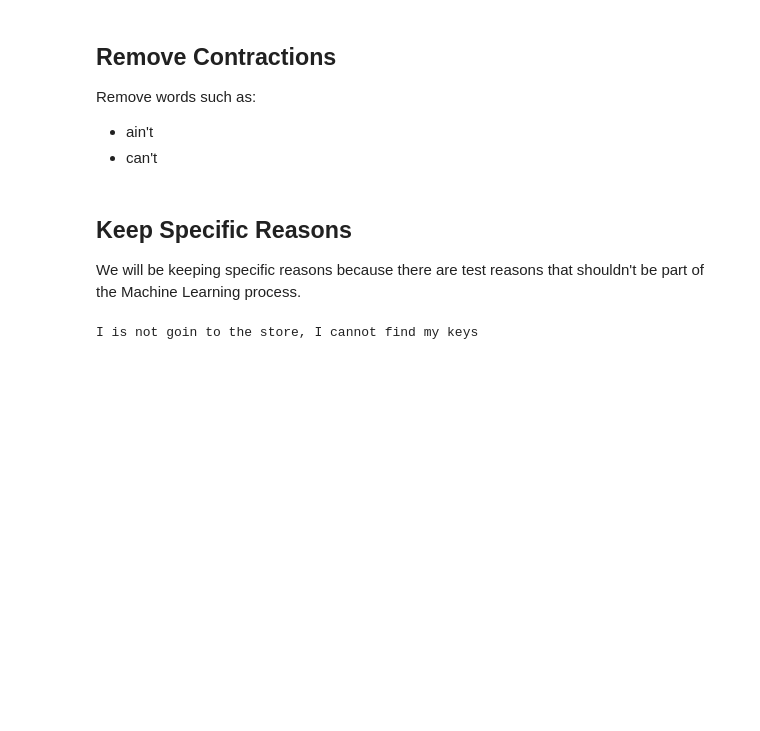
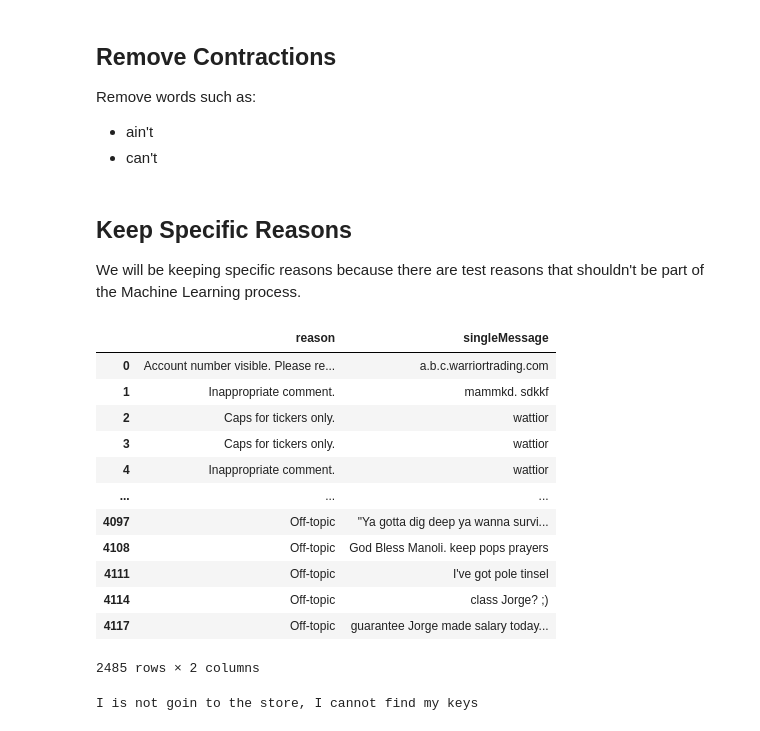
Before and after one commit to duaneleem/research.mldevops, a Jupyter notebook: message-categorization/rnn-softmax-multi-class-text-classify/preprocess-data.ipynb, the cells around one changed output. Cells and saved outputs as stored; diff of their text form; code cells hidden in the pictures; blank space fills up the shorter version.

```diff
--- a/message-categorization/rnn-softmax-multi-class-text-classify/preprocess-data.ipynb
+++ b/message-categorization/rnn-softmax-multi-class-text-classify/preprocess-data.ipynb
@@ -359,3 +311,21 @@ keepStrings = [
+# %%
+# Test the results
+#display(df)
+display(df[df['reason'].isin(keepStrings)])
+# %% [output]
+|  | reason | singleMessage |
+| 0 | Account number visible. Please re... | a.b.c.warriortrading.com |
+| 1 | Inappropriate comment. | mammkd. sdkkf |
+| 2 | Caps for tickers only. | wattior |
+| 3 | Caps for tickers only. | wattior |
+| 4 | Inappropriate comment. | wattior |
+| ... | ... | ... |
+| 4097 | Off-topic | "Ya gotta dig deep ya wanna survi... |
+| 4108 | Off-topic | God Bless Manoli. keep pops prayers |
+| 4111 | Off-topic | I've got pole tinsel |
+| 4114 | Off-topic | class Jorge? ;) |
+| 4117 | Off-topic | guarantee Jorge made salary today... |
+2485 rows × 2 columns
 # %%
 
 def remove_contractions(text):
```
Also changed, not shown: parts of 6 cells of this notebook.
